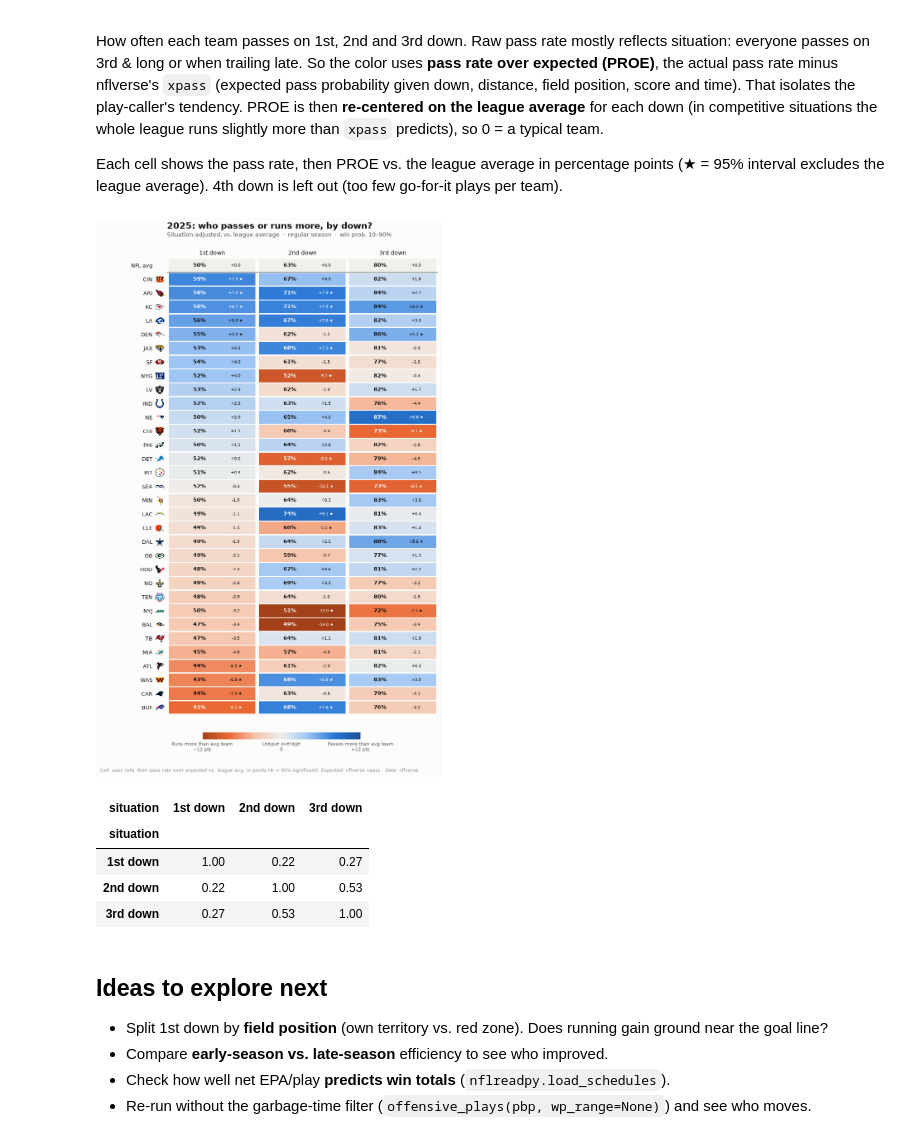
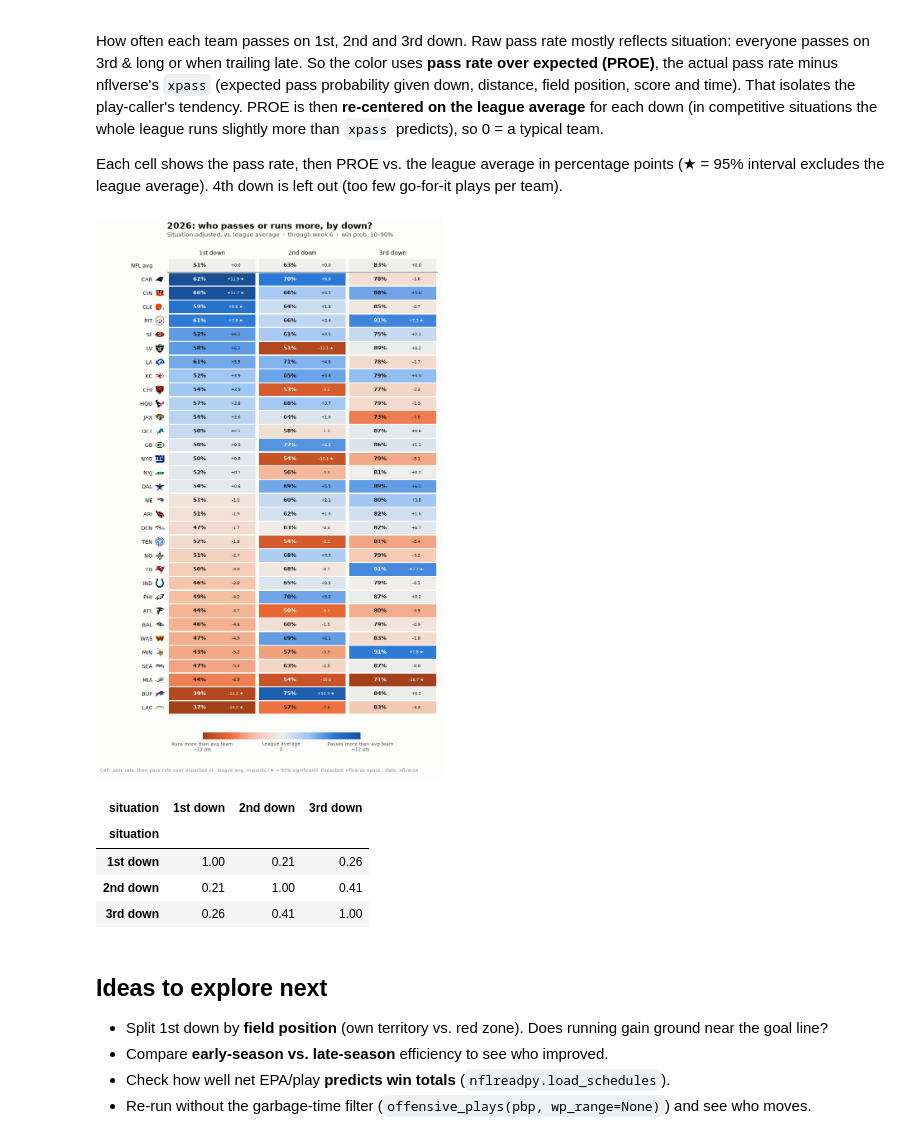
Before and after one commit to girsc007/nfl-analytics, a Jupyter notebook: notebooks/01_team_efficiency.ipynb, the cells around one changed output. Cells and saved outputs as stored; diff of their text form; code cells hidden in the pictures.

```diff
--- a/notebooks/01_team_efficiency.ipynb
+++ b/notebooks/01_team_efficiency.ipynb
@@ -12,7 +12,7 @@ import pandas as pd
 from nfl_analytics import load_pbp, offensive_plays
 pd.set_option("display.precision", 3)
 
-SEASON = 2025  # change to 2026 for the current season to date
+SEASON = 2026  # change to 2025 to look back at the final season
 # %%
 pbp = load_pbp(SEASON)
 plays = offensive_plays(pbp)  # pass + run plays, regular season, WP 10-90%
@@ -114,14 +116,14 @@ Each cell shows the pass rate, then PROE vs. the league average in percentage po
 # %%
 from nfl_analytics import pass_tendency_by_down, plot_pass_tendency_by_down
 
 tendency = pass_tendency_by_down(plays)
 fig, ax = plot_pass_tendency_by_down(
     tendency,
     title=f"{SEASON}: who passes or runs more, by down?",
-    subtitle="Situation-adjusted, vs. league average  ·  regular season  ·  win prob. 10–90%",
+    subtitle=f"Situation-adjusted, vs. league average  ·  {through}  ·  win prob. 10–90%",
 )
 # %% [output]
-[figure, old version]
+[figure, new version]
 # %%
 # Are teams consistent across downs? Correlation of team PROE between downs.
 wide = tendency[tendency["team"] != "NFL"].pivot(index="team", columns="situation", values="proe_vs_nfl")
@@ -129,9 +131,9 @@ wide.corr().round(2)
 # %% [output]
 | situation | 1st down | 2nd down | 3rd down |
 | situation |  |  |  |
-| 1st down | 1.00 | 0.22 | 0.27 |
-| 2nd down | 0.22 | 1.00 | 0.53 |
-| 3rd down | 0.27 | 0.53 | 1.00 |
+| 1st down | 1.00 | 0.21 | 0.26 |
+| 2nd down | 0.21 | 1.00 | 0.41 |
+| 3rd down | 0.26 | 0.41 | 1.00 |
 # %% [markdown]
 ## Ideas to explore next
 - Split 1st down by **field position** (own territory vs. red zone). Does running gain ground near the goal line?
```
Also changed, not shown: parts of 6 cells of this notebook, 30 other files.
